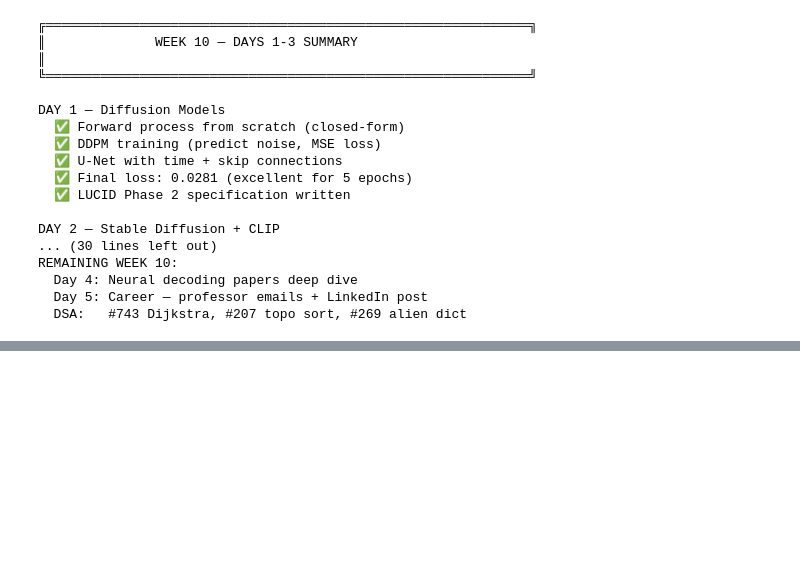
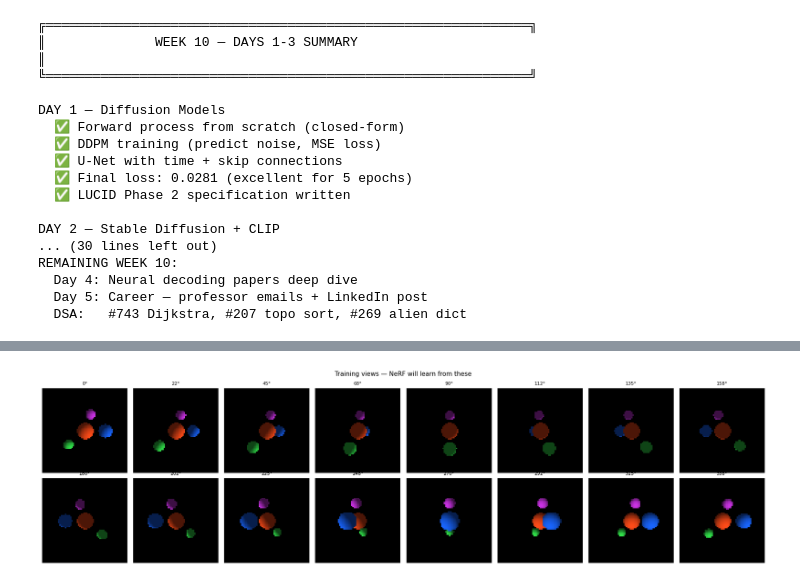
Before and after one commit to anu-rag-007/Journey-to-the-BEST, a Jupyter notebook: Week 10/Day3_nerf_3d_scenes.ipynb, the cells around one changed output, grey strips where cells are left out. Saved outputs shown, nothing was run; the diff lists cells and outputs as text; code cells hidden in the pictures; blank space fills up the shorter version.

```diff
--- a/Week 10/Day3_nerf_3d_scenes.ipynb
+++ b/Week 10/Day3_nerf_3d_scenes.ipynb
@@ -993,0 +1379,85 @@ REMAINING WEEK 10:
+# %%
+# ── Generating training views by rotating camera ────────────
+def render_gt_rotated(angle_deg, H=64, W=64,
+                       focal=50.0):
+    """
+    Rotate the scene instead of the camera
+    (mathematically equivalent, easier to implement).
+    """
+    angle   = np.radians(angle_deg)
+    cos_a   = np.cos(angle)
+    sin_a   = np.sin(angle)
+
+    # Rotation matrix around Y axis
+    R = np.array([
+        [ cos_a, 0, sin_a],
+        [     0, 1,     0],
+        [-sin_a, 0, cos_a]
+    ])
+
+    rays_o, rays_d = make_rays(H, W, focal)
+    image          = np.zeros((H, W, 3))
+
+    spheres = [
+        ( 0.0,  0.0,  0.0, 0.5, 1.0, 0.3, 0.1),
+        ( 1.2,  0.0,  0.0, 0.4, 0.1, 0.4, 1.0),
+        (-1.0,  0.8,  0.0, 0.3, 0.2, 0.9, 0.3),
+        ( 0.3, -1.0,  0.0, 0.3, 0.8, 0.2, 0.9),
+    ]
+
+    for y in range(H):
+        for x in range(W):
+            ray_o = rays_o[y, x]
+            ray_d = rays_d[y, x]
+
+            # Rotate ray into scene's frame
+            ray_o_r = R @ ray_o
+            ray_d_r = R @ ray_d
+
+            best_t  = np.inf
+            best_c  = None
+
+            for cx, cy, cz, r, sr, sg, sb in spheres:
+                centre = np.array([cx, cy, cz])
+                hit    = ray_sphere_intersect(
+                    ray_o_r, ray_d_r, centre, r)
+                if (hit and hit[0] > 0
+                        and hit[0] < best_t):
+                    best_t  = hit[0]
+                    pt      = ray_o_r + best_t * ray_d_r
+                    normal  = (pt - centre)
+                    normal  = normal / (
+                        np.linalg.norm(normal) + 1e-8)
+                    light   = np.array([1., 1., -1.])
+                    light   = light / np.linalg.norm(light)
+                    diff    = max(0, np.dot(normal, light))
+                    shade   = 0.3 + 0.7 * diff
+                    best_c  = np.array([sr, sg, sb]) * shade
+
+            if best_c is not None:
+                image[y, x] = np.clip(best_c, 0, 1)
+
+    return image
+
+
+# Generating 16 training views
+print("Generating training views...", end=' ', flush=True)
+N_TRAIN    = 16
+angles     = np.linspace(0, 360, N_TRAIN, endpoint=False)
+train_imgs = [render_gt_rotated(a) for a in angles]
+print("done\n")
+
+# Show training views
+fig, axes = plt.subplots(2, 8, figsize=(18, 5))
+for i, ax in enumerate(axes.flat):
+    ax.imshow(train_imgs[i])
+    ax.set_title(f'{angles[i]:.0f}°', fontsize=8)
+    ax.axis('off')
+
+plt.suptitle(
+    'Training views — NeRF will learn from these',
+    fontsize=11)
+plt.tight_layout()
+plt.show()
+print(" Training views generated successfully")
+# %% [output]
@@ -993,0 +1465 @@ REMAINING WEEK 10:
+[figure, added]
```
Also changed, not shown: parts of 11 cells of this notebook, 1 other file.
